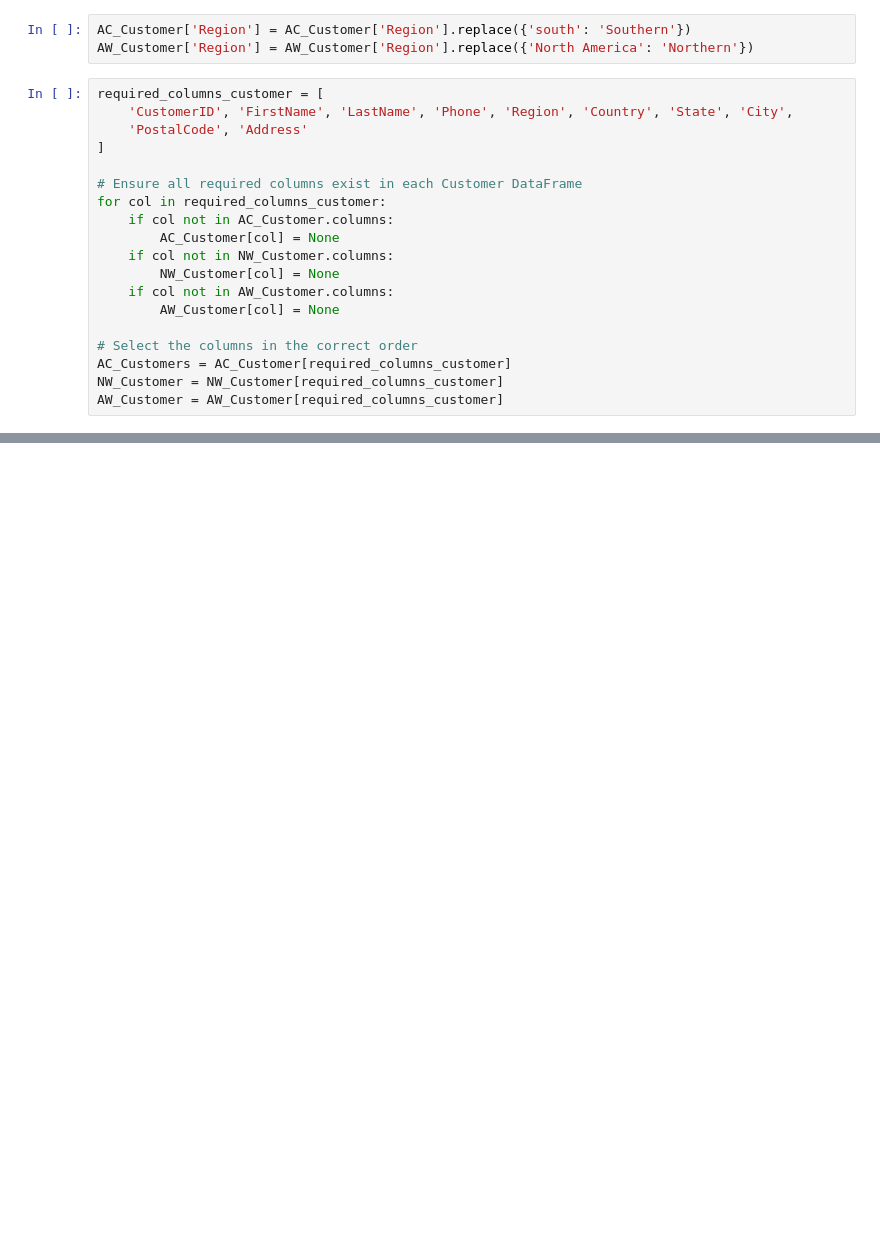
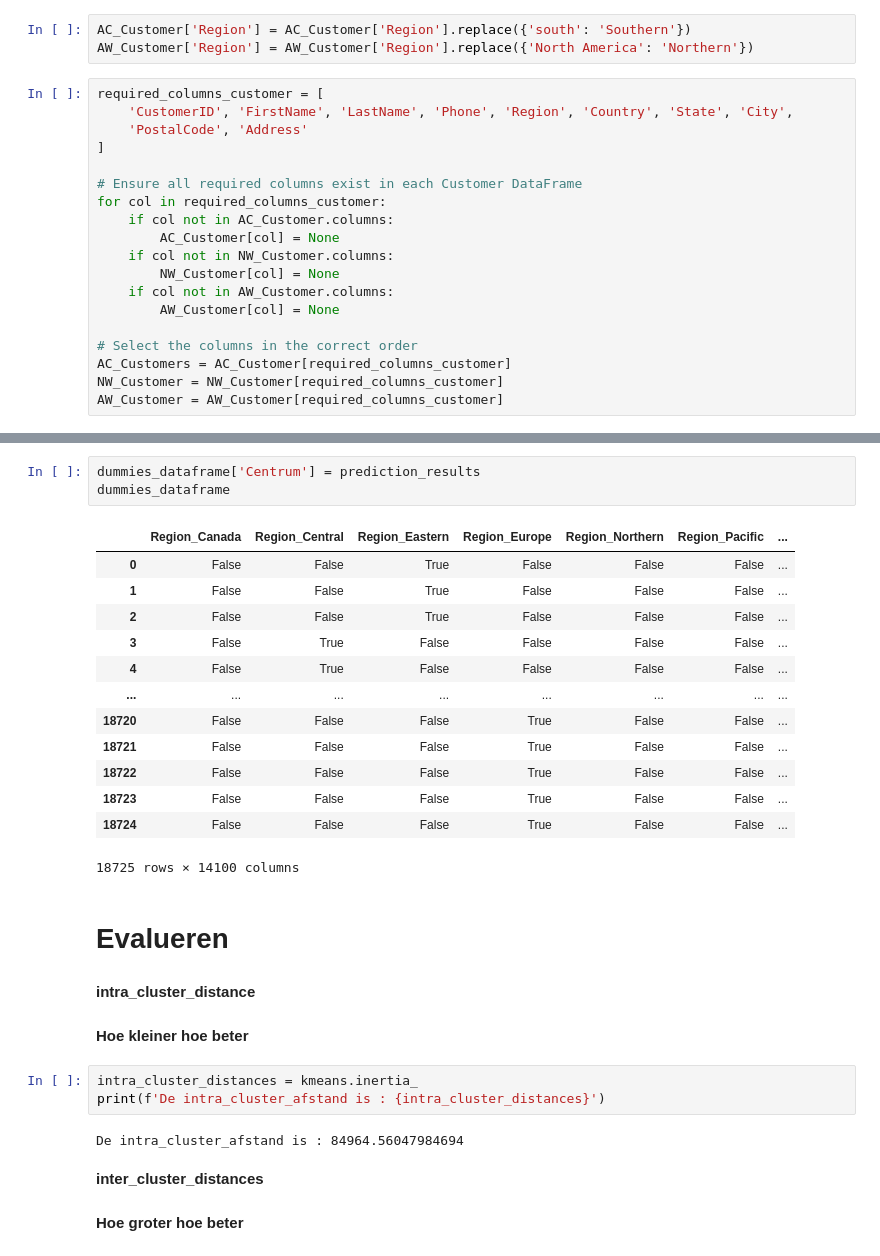
Before and after one commit to HumbertodeCastro/UO_bedrijf, a Jupyter notebook: MachineLearning/CustomerSegmentation.ipynb, the cells around one changed output, grey strips where cells are left out. Saved outputs shown, nothing was run; the diff lists cells and outputs as text; blank space fills up the shorter version.

```diff
--- a/MachineLearning/CustomerSegmentation.ipynb
+++ b/MachineLearning/CustomerSegmentation.ipynb
@@ -427,0 +455,32 @@ finally:
+# %%
+dummies_dataframe['Centrum'] = prediction_results
+dummies_dataframe
+# %% [output]
+|  | Region_Canada | Region_Central | Region_Eastern | Region_Europe | Region_Northern | Region_Pacific | ... |
+| 0 | False | False | True | False | False | False | ... |
+| 1 | False | False | True | False | False | False | ... |
+| 2 | False | False | True | False | False | False | ... |
+| 3 | False | True | False | False | False | False | ... |
+| 4 | False | True | False | False | False | False | ... |
+| ... | ... | ... | ... | ... | ... | ... | ... |
+| 18720 | False | False | False | True | False | False | ... |
+| 18721 | False | False | False | True | False | False | ... |
+| 18722 | False | False | False | True | False | False | ... |
+| 18723 | False | False | False | True | False | False | ... |
+| 18724 | False | False | False | True | False | False | ... |
+18725 rows × 14100 columns
+# %% [markdown]
+# Evalueren
+# %% [markdown]
+**intra_cluster_distance \
+\
+Hoe kleiner hoe beter**
+# %%
+intra_cluster_distances = kmeans.inertia_
+print(f'De intra_cluster_afstand is : {intra_cluster_distances}')
+# %% [output]
+De intra_cluster_afstand is : 84964.56047984694
+# %% [markdown]
+**inter_cluster_distances \
+\
+Hoe groter hoe beter**
```
Also changed, not shown: parts of 28 cells of this notebook.
